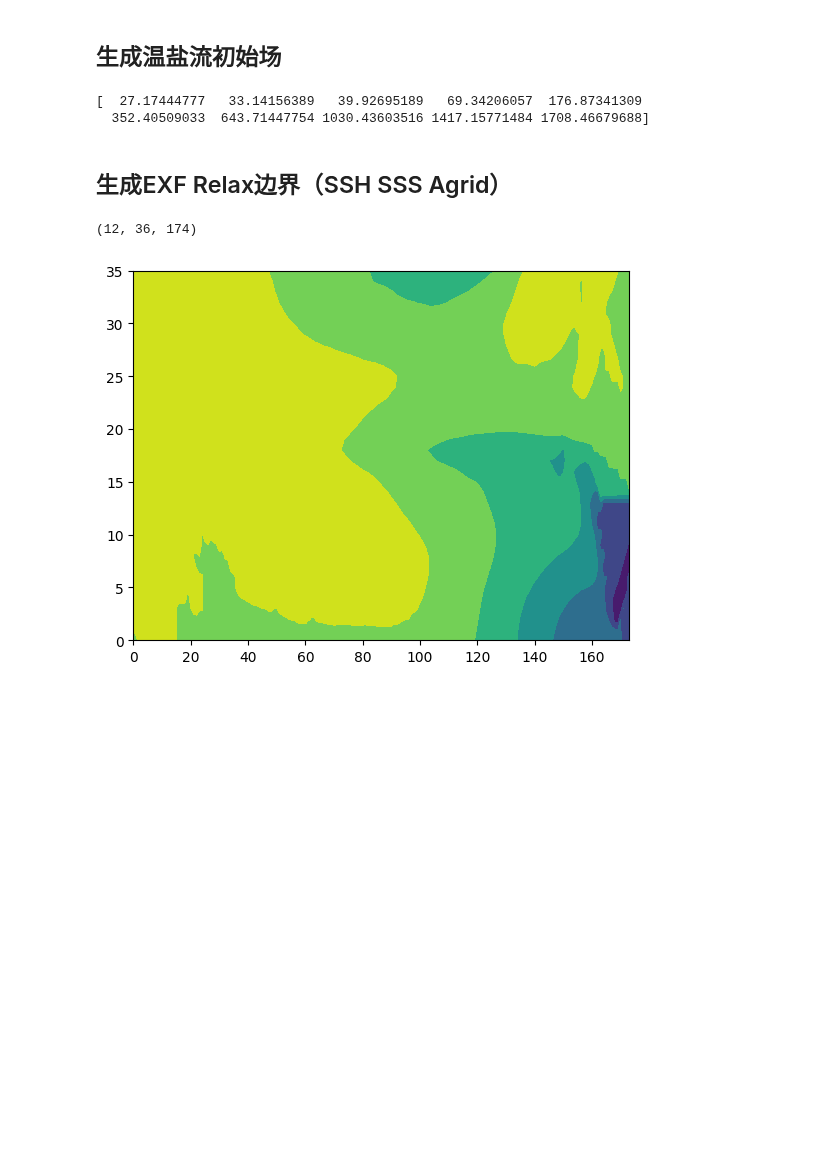
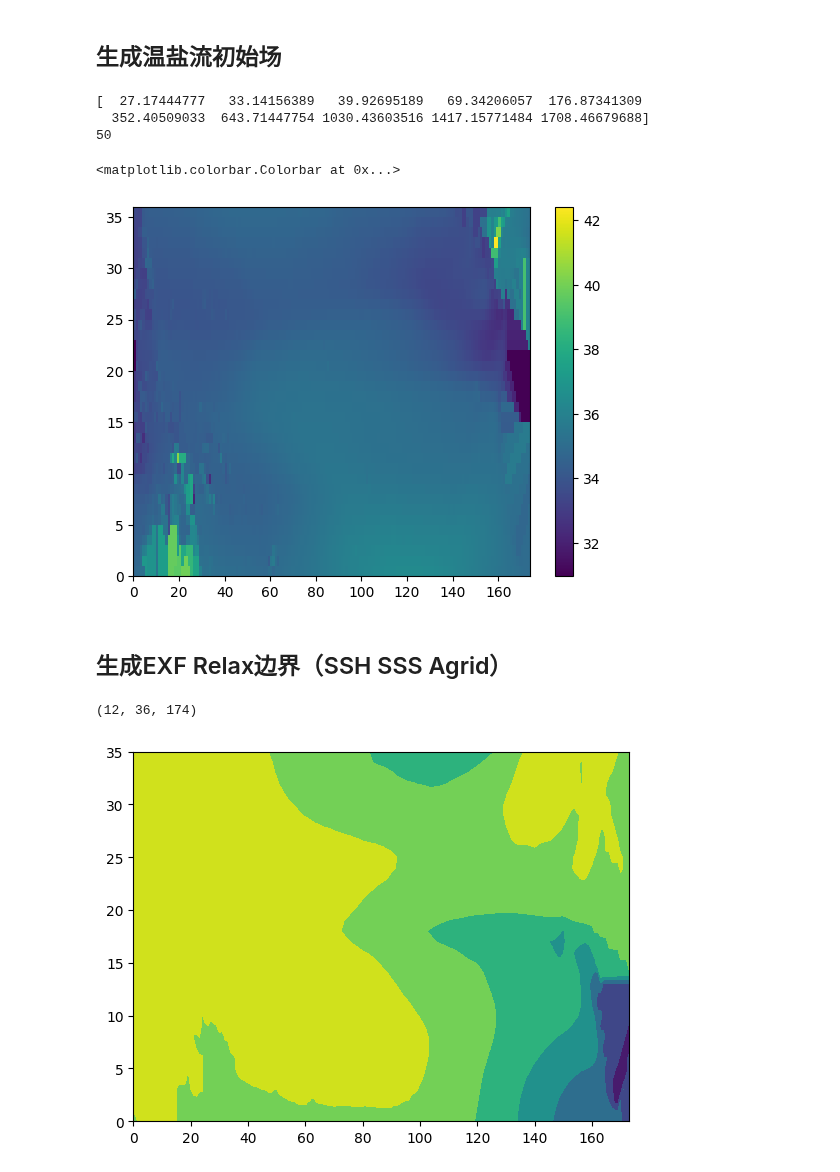
Before and after one commit to FattyZH/eqp-dlfv-mitgcm-era5, a Jupyter notebook: script/gendata_Hydrog.ipynb, the cells around one changed output. Saved outputs shown, nothing was run; the diff lists cells and outputs as text; code cells hidden in the pictures; blank space fills up the shorter version.

```diff
--- a/script/gendata_Hydrog.ipynb
+++ b/script/gendata_Hydrog.ipynb
@@ -211,32 +136,46 @@ print(drr)
 dr = dr[:,None,None]
 drr = drr[:,None,None]
 
-# ds = xr.open_dataset(fclim)
+ds = xr.open_dataset(fclim)
 # thetao = ds['thetao'][:].loc[:,:,y0:y1:inc,x0:x1:inc]
 # so = ds['so'][:].loc[:,:,y0:y1:inc,x0:x1:inc]
-# theta = thetao.values
-# s = so.values
+thetao = ds['thetao'].mean('time')
+so = ds['so'].mean('time')
 
-# for i in range(thetao.shape[0]):
-#     for j in range(thetao.shape[1]):
-#         theta[i,j] = fillna(theta[i,j])
-#         s[i,j] = fillna(s[i,j])
+thetao.values = gsmooth2d(thetao.values,sigma=inc/3)
+so.values = gsmooth2d(so.values,sigma=inc/3)
 
-# theta =  np.mean(theta, 0)
-# s = np.mean(s, 0)
-# Z, Y, X = theta.shape
-# print(Z)
-# # theta = (theta*dr).reshape(nz,Z//nz,Y,X).sum(1)/drr
-# # s = (s*dr).reshape(nz,Z//nz,Y,X).sum(1)/drr
-# theta =  np.nanmean(theta.reshape(nz,Z//nz,Y,X), 1)
-# s = np.nanmean(s.reshape(nz,Z//nz,Y,X), 1)
+thetao = thetao.loc[:,y0:y1:inc,x0:x1:inc]
+so = so.loc[:,y0:y1:inc,x0:x1:inc]
 
-# print(theta.shape)
-# writebin(opath+'T.bin',theta)
-# writebin(opath+'S.bin',s)
+thetao, so = thetao.values, so.values
+for i in range(thetao.shape[0]):
+        thetao[i] = fillna(thetao[i])
+        so[i] = fillna(so[i])
+
+Z, Y, X = thetao.shape
+print(Z)
 # %% [output]
 [  27.17444777   33.14156389   39.92695189   69.34206057  176.87341309
   352.40509033  643.71447754 1030.43603516 1417.15771484 1708.46679688]
+50
+# %%
+
+theta = np.zeros((nz,Y,X))
+s = np.zeros((nz,Y,X))
+for i in range(nz):
+    theta[i] = (thetao[lev_new[i]:lev_new[i+1]]*dr[lev_new[i]:lev_new[i+1]]).sum(0)/drr[i]
+    s[i] = (so[lev_new[i]:lev_new[i+1]]*dr[lev_new[i]:lev_new[i+1]]).sum(0)/drr[i]
+
+plt.pcolormesh(so[8])
+plt.colorbar()
+
+# print(theta.shape)
+# writebin(opath+'T.bin',theta)
+# writebin(opath+'S.bin',s)
+# %% [output]
+<matplotlib.colorbar.Colorbar at 0x...>
+[figure, added]
 # %% [markdown]
 ## 生成EXF Relax边界（SSH SSS Agrid）
 # %%
```
Also changed, not shown: parts of 3 cells of this notebook, 1 other file.
